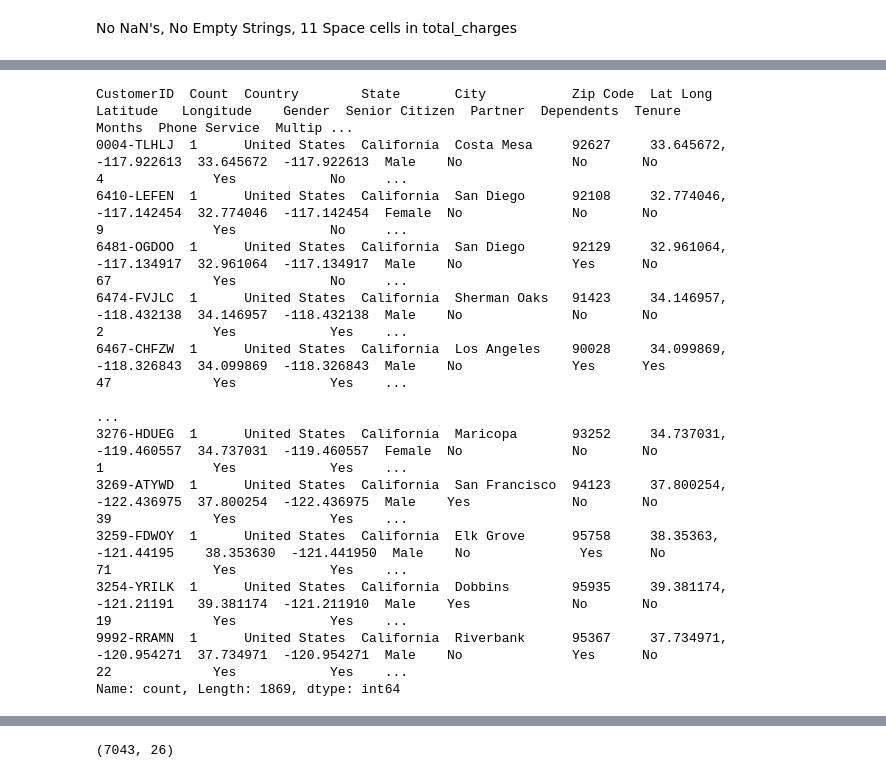
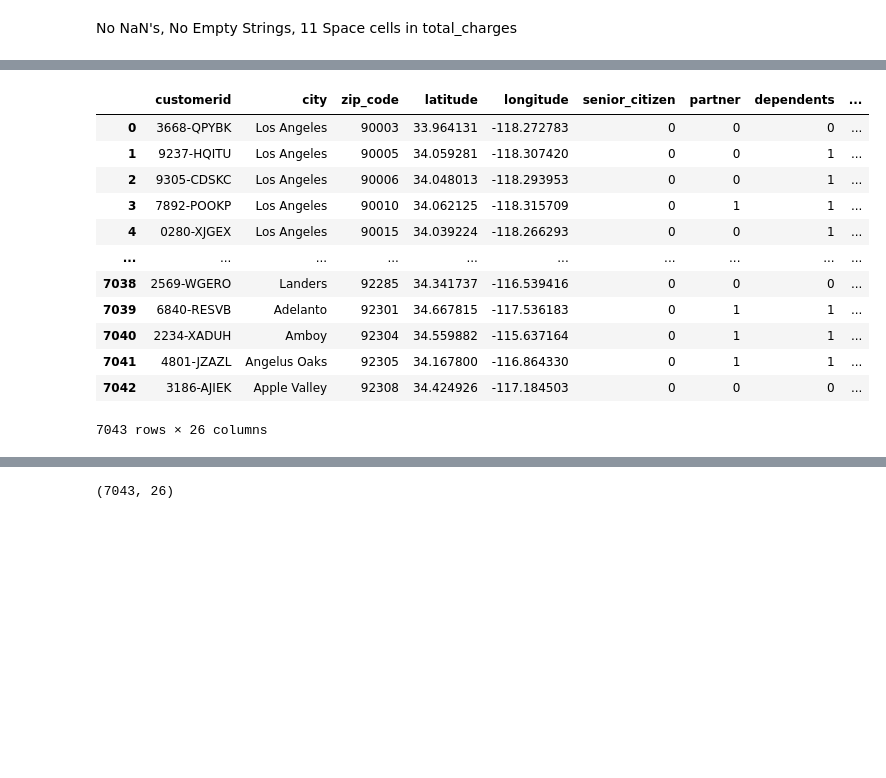
Before and after one commit to jaunceymyles/The-Holy-Churnity-Father-Son-and-Departed-User-, a Jupyter notebook: EDA.ipynb, the cells around one changed output, grey strips where cells are left out. Drawn from its saved outputs; the diff is of its cells as text; code cells hidden in the pictures; blank space fills up the shorter version.

```diff
--- a/EDA.ipynb
+++ b/EDA.ipynb
@@ -281,16 +201,16 @@ Name: count, Length: 7043, dtype: int64
-# %%
-raw_data.value_counts()
-# %% [output]
-CustomerID  Count  Country        State       City           Zip Code  Lat Long                Latitude   Longitude    Gender  Senior Citizen  Partner  Dependents  Tenure Months  Phone Service  Multip ...
-0004-TLHLJ  1      United States  California  Costa Mesa     92627     33.645672, -117.922613  33.645672  -117.922613  Male    No              No       No          4              Yes            No     ...
-6410-LEFEN  1      United States  California  San Diego      92108     32.774046, -117.142454  32.774046  -117.142454  Female  No              No       No          9              Yes            No     ...
-6481-OGDOO  1      United States  California  San Diego      92129     32.961064, -117.134917  32.961064  -117.134917  Male    No              Yes      No          67             Yes            No     ...
-6474-FVJLC  1      United States  California  Sherman Oaks   91423     34.146957, -118.432138  34.146957  -118.432138  Male    No              No       No          2              Yes            Yes    ...
-6467-CHFZW  1      United States  California  Los Angeles    90028     34.099869, -118.326843  34.099869  -118.326843  Male    No              Yes      Yes         47             Yes            Yes    ...
-                                                                                                                                                                                                         ...
-3276-HDUEG  1      United States  California  Maricopa       93252     34.737031, -119.460557  34.737031  -119.460557  Female  No              No       No          1              Yes            Yes    ...
-3269-ATYWD  1      United States  California  San Francisco  94123     37.800254, -122.436975  37.800254  -122.436975  Male    Yes             No       No          39             Yes            Yes    ...
-3259-FDWOY  1      United States  California  Elk Grove      95758     38.35363, -121.44195    38.353630  -121.441950  Male    No              Yes      No          71             Yes            Yes    ...
-3254-YRILK  1      United States  California  Dobbins        95935     39.381174, -121.21191   39.381174  -121.211910  Male    Yes             No       No          19             Yes            Yes    ...
-9992-RRAMN  1      United States  California  Riverbank      95367     37.734971, -120.954271  37.734971  -120.954271  Male    No              Yes      No          22             Yes            Yes    ...
-Name: count, Length: 1869, dtype: int64
+# %%
+cleannumericdf
+# %% [output]
+|  | customerid | city | zip_code | latitude | longitude | senior_citizen | partner | dependents | ... |
+| 0 | 3668-QPYBK | Los Angeles | 90003 | 33.964131 | -118.272783 | 0 | 0 | 0 | ... |
+| 1 | 9237-HQITU | Los Angeles | 90005 | 34.059281 | -118.307420 | 0 | 0 | 1 | ... |
+| 2 | 9305-CDSKC | Los Angeles | 90006 | 34.048013 | -118.293953 | 0 | 0 | 1 | ... |
+| 3 | 7892-POOKP | Los Angeles | 90010 | 34.062125 | -118.315709 | 0 | 1 | 1 | ... |
+| 4 | 0280-XJGEX | Los Angeles | 90015 | 34.039224 | -118.266293 | 0 | 0 | 1 | ... |
+| ... | ... | ... | ... | ... | ... | ... | ... | ... | ... |
+| 7038 | 2569-WGERO | Landers | 92285 | 34.341737 | -116.539416 | 0 | 0 | 0 | ... |
+| 7039 | 6840-RESVB | Adelanto | 92301 | 34.667815 | -117.536183 | 0 | 1 | 1 | ... |
+| 7040 | 2234-XADUH | Amboy | 92304 | 34.559882 | -115.637164 | 0 | 1 | 1 | ... |
+| 7041 | 4801-JZAZL | Angelus Oaks | 92305 | 34.167800 | -116.864330 | 0 | 1 | 1 | ... |
+| 7042 | 3186-AJIEK | Apple Valley | 92308 | 34.424926 | -117.184503 | 0 | 0 | 0 | ... |
+7043 rows × 26 columns
```
Also changed, not shown: parts of 11 cells of this notebook.
